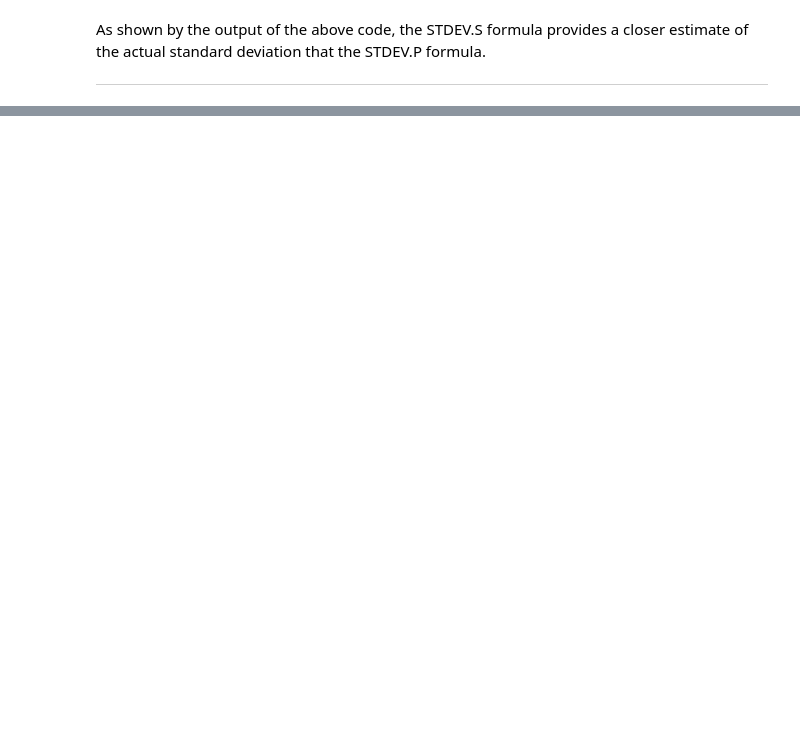
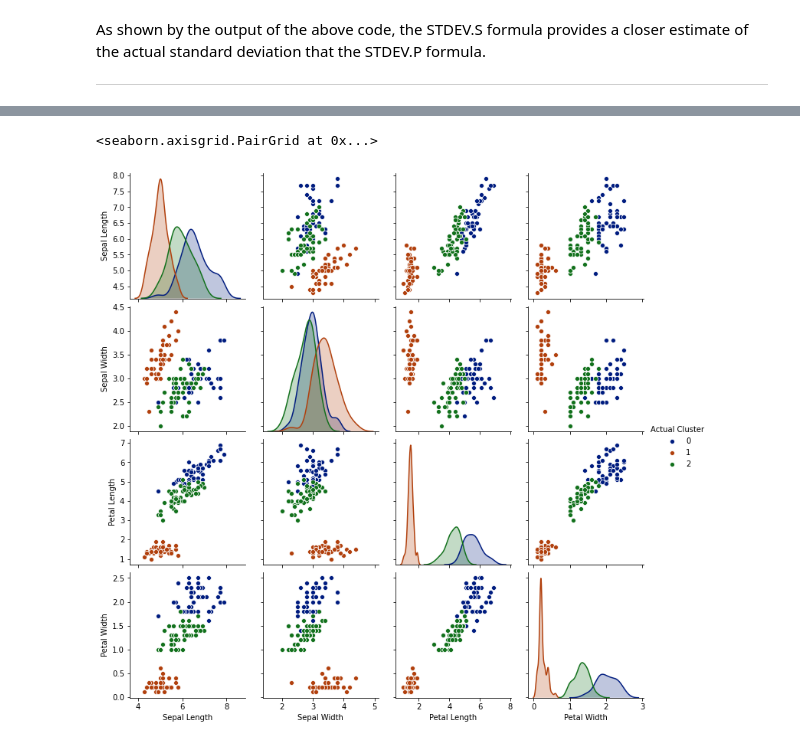
Before and after one commit to dervlac/tasks2020, a Jupyter notebook: Machine Learning and Statistics Tasks 2020.ipynb, the cells around one changed output, grey strips where cells are left out. Saved outputs shown, nothing was run; the diff lists cells and outputs as text; code cells hidden in the pictures; blank space fills up the shorter version.

```diff
--- a/Machine Learning and Statistics Tasks 2020.ipynb
+++ b/Machine Learning and Statistics Tasks 2020.ipynb
@@ -121,0 +138,5 @@ As shown by the output of the above code, the STDEV.S formula provides a closer
+# %%
+# first the dataset needs to be loaded - pandas has already been imported
+df = pd.read_csv("https://archive.ics.uci.edu/ml/machine-learning-databases/iris/iris.data", header=None)
+# adding column headers to the data
+df.columns = ["Sepal Length", "Sepal Width", "Petal Length", "Petal Width", "Class"]
@@ -121,0 +146,5 @@ As shown by the output of the above code, the STDEV.S formula provides a closer
+# %%
+# perform the k-means clustering on the iris dataset with 3 clusters, 1 for each iris species
+# need to exclude the species column from the analysis
+# code adapted from topic 6 lecture
+kmeans = skcl.KMeans(n_clusters=3, random_state=0).fit(df[['Sepal Length', 'Sepal Width', 'Petal Length', 'Petal Width']])
@@ -121,0 +167,8 @@ As shown by the output of the above code, the STDEV.S formula provides a closer
+# %%
+# create a dictionary to assign actual cluster values to the dataset
+species_numbers = {"Iris-setosa":1, "Iris-versicolor":2, "Iris-virginica":0}
+# %%
+#adding actual and predicted cluster values to the dataset
+df['Actual Cluster'] = df['Class'].map(species_numbers)
+df['K-Means Cluster'] = kmeans.labels_
+df
@@ -121,0 +210,7 @@ As shown by the output of the above code, the STDEV.S formula provides a closer
+# %%
+import seaborn as sns
+sns.color_palette("hls", 8)
+sns.pairplot(data=df[["Sepal Length", "Sepal Width", "Petal Length", "Petal Width", "Class", "Actual Cluster"]],palette = "dark", hue='Actual Cluster')
+# %% [output]
+<seaborn.axisgrid.PairGrid at 0x...>
+[figure, added]
```
Also changed, not shown: parts of 19 cells of this notebook.
